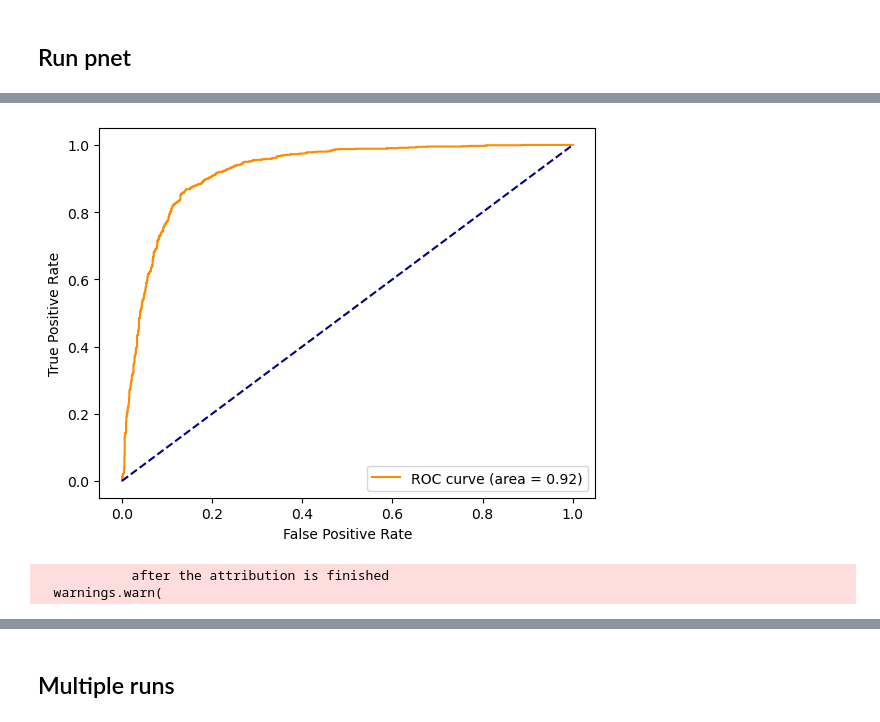
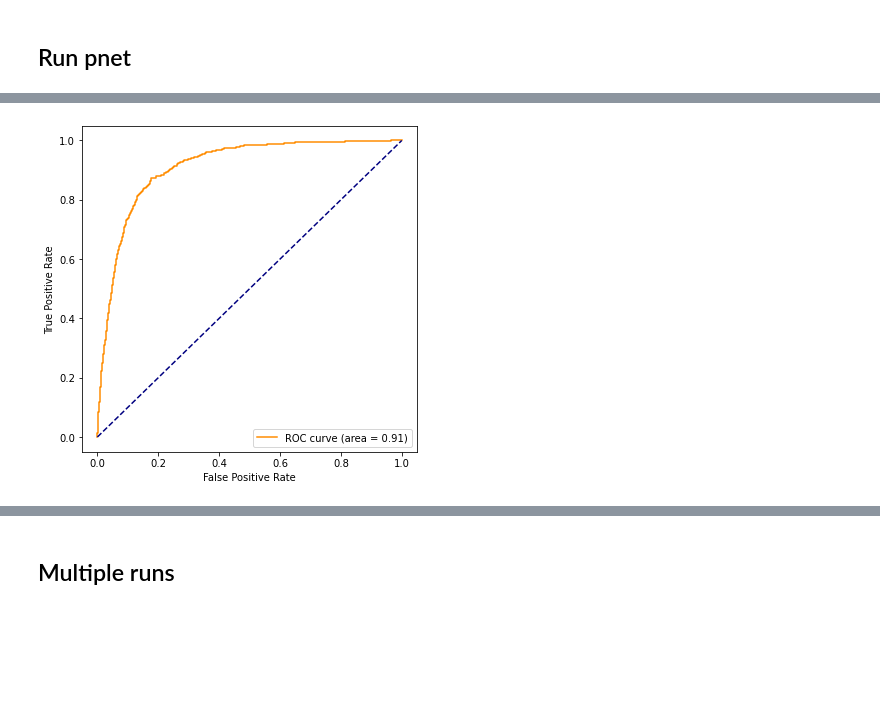
Before and after one commit to vanallenlab/pnet, a Jupyter notebook: src/PanCancer_ploidy.ipynb, the cells around one changed output, grey strips where cells are left out. Drawn from its saved outputs; the diff is of its cells as text; code cells hidden in the pictures; blank space fills up the shorter version.

Commit message:
fixed lightning training

```diff
--- a/src/PanCancer_ploidy.ipynb
+++ b/src/PanCancer_ploidy.ipynb
@@ -120,6 +102,7 @@ pca_loadings = pd.DataFrame(pca.components_.T * np.sqrt(pca.explained_variance_)
 # %%
 genes_pca = abs(pca_loadings).sum(axis=1).nlargest(1000).index
 # %%
+plt.rcParams["figure.figsize"] = (6,6)
 plt.hist(abs(pca_loadings).sum(axis=1), bins=80)
 plt.show()
 # %% [output]
@@ -150,8 +133,6 @@ Found 999 overlapping genes
 # %%
-model = Pnet.PNET_NN(hparams=
-                     {'reactome_network':reactome_network, 'nbr_gene_inputs':len(genetic_data), 'dropout':0.2,
-                      'additional_dims':0, 'lr':1e-3, 'weight_decay':1}
-                    )
+model = Pnet.PNET_NN(reactome_network=reactome_network, nbr_gene_inputs=len(genetic_data), dropout=0.2,
+                      additional_dims=0, lr=1e-3, weight_decay=1)
 # %%
 train_loader, val_loader = pnet_loader.to_dataloader(train_dataset, test_dataset, 64)
 # %%
@@ -185,5 +165,0 @@ RuntimeError: expected scalar type BFloat16 but found Float
-# %%
-model, train_scores, test_scores, train_dataset, test_dataset = Pnet.run(genetic_data,
-                                                                         absolute_ploidy_y,
-                                                                         verbose=True,
-                                                                         early_stopping=False)
@@ -208,29 +166,22 @@ exceeded delta
 # %%
-x_train = train_dataset.input_df.astype(float).values
-additional_train = train_dataset.additional_data.astype(float).values
-y_train = train_dataset.target.astype(float).values.reshape(-1)
-x_test = test_dataset.input_df.astype(float).values
-additional_test = test_dataset.additional_data.astype(float).values
-y_test = test_dataset.target.astype(float).values.reshape(-1)
+x_train = train_dataset.x
+additional_train = train_dataset.additional
+y_train = train_dataset.y
+x_test = test_dataset.x
+additional_test = test_dataset.additional
+y_test = test_dataset.y
 # %%
-pred = model(torch.tensor(x_test, dtype=torch.float),
-                          torch.tensor(additional_test, dtype=torch.float)
-            )
+pred = model(x_test, additional_test)
 y_pred_proba = pred.detach().numpy().squeeze()
 fpr, tpr, _ = metrics.roc_curve(y_test,  y_pred_proba)
 test_auc = metrics.roc_auc_score(y_test, pred.detach().numpy().squeeze())
 #create ROC curve
 plt.plot(fpr,tpr, color="darkorange", label="ROC curve (area = %0.2f)" % test_auc)
 plt.ylabel('True Positive Rate')
 plt.xlabel('False Positive Rate')
 plt.plot([0, 1], [0, 1], color="navy", linestyle="--")
 plt.legend(loc="lower right")
 plt.savefig('PNET_ploidy_ROC_curve.pdf')
 plt.show()
 # %% [output]
-[figure, old version]
+[figure, new version]
-# %%
-gene_importances, additional_importances = model.deepLIFT(test_dataset)
-# %% [output]
-            after the attribution is finished
-  warnings.warn(
```
Also changed, not shown: parts of 39 cells of this notebook, 2 other files.
